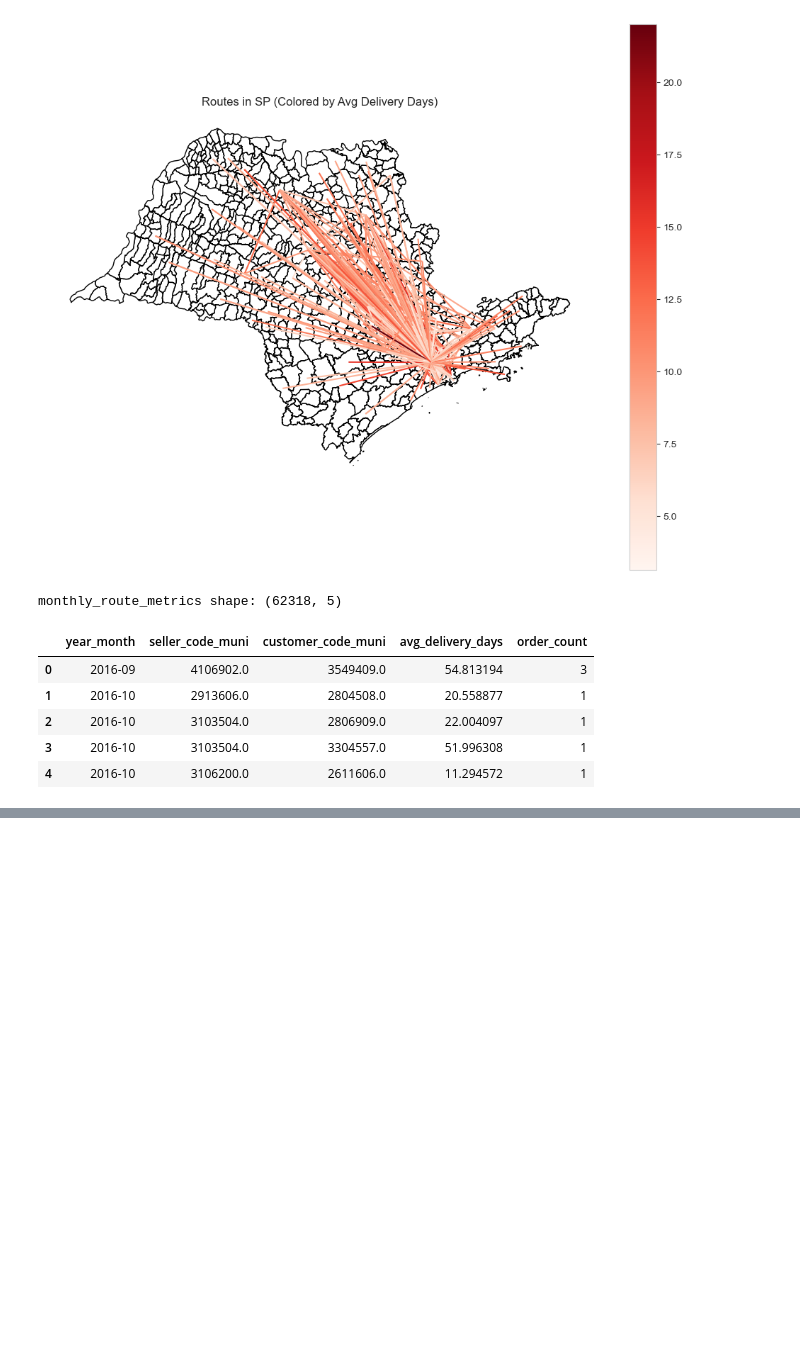
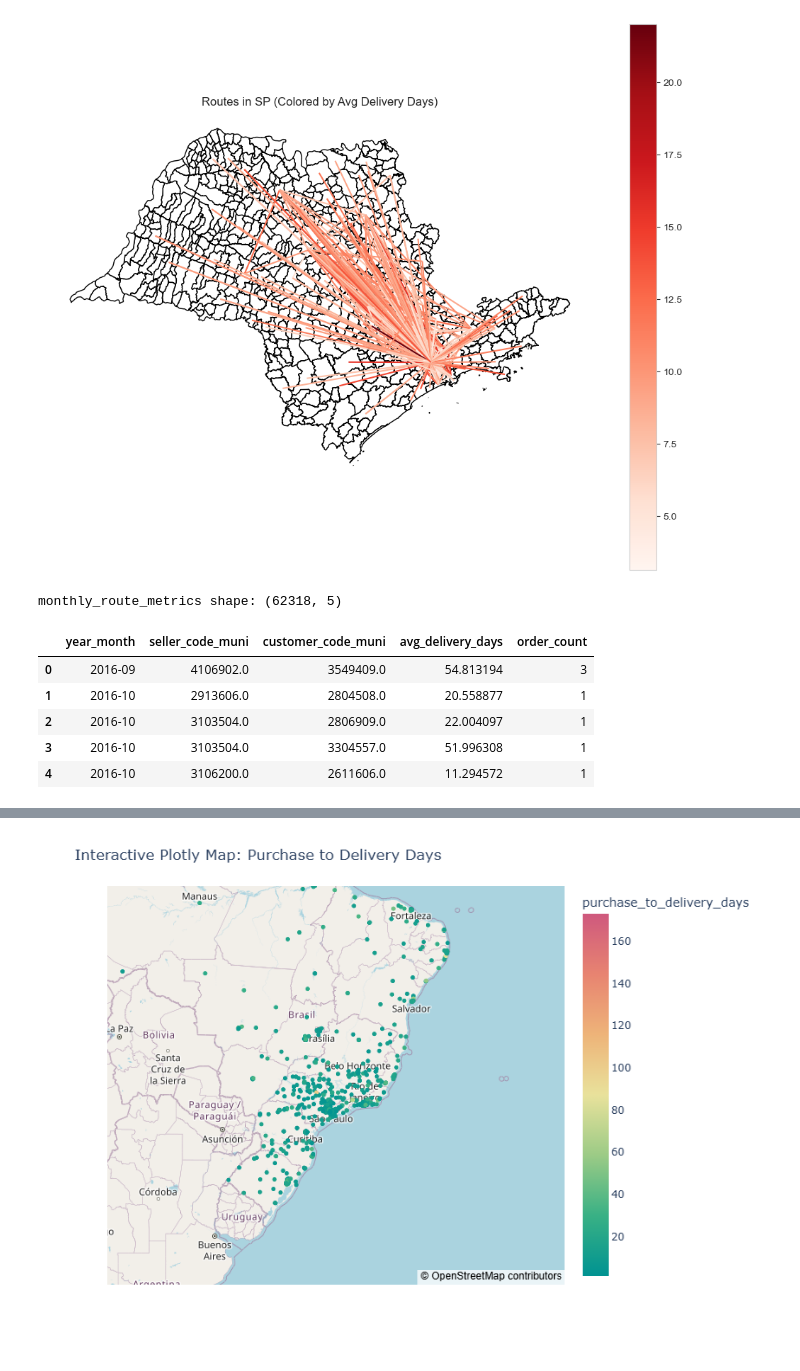
Before and after one commit to kealankuar/olist-analysis-dashboard-project, a Jupyter notebook: notebooks/geospatial_analysis.ipynb, the cells around one changed output, grey strips where cells are left out. Saved outputs shown, nothing was run; the diff lists cells and outputs as text; code cells hidden in the pictures; blank space fills up the shorter version.

Commit message:
Added interactive mapping using folium and plotly

```diff
--- a/notebooks/geospatial_analysis.ipynb
+++ b/notebooks/geospatial_analysis.ipynb
@@ -701,0 +699,5 @@ Animation saved as animated_routes.gif
+# %%
+# 6.1 sample to reduce data size for interactive mapping
+full_sample = full_df.sample(n=1000, random_state=42)  # reduce to 1k rows to lighten the map
+print("Sample shape:", full_sample.shape)
+full_sample.head()
@@ -701,0 +764,28 @@ Animation saved as animated_routes.gif
+# %%
+import plotly.express as px
+# 6.4 plotly map
+# need columns named 'lat' and 'lon' for Plotly
+plotly_df = full_sample.copy()
+plotly_df['lat'] = plotly_df['customer_lat']
+plotly_df['lon'] = plotly_df['customer_lng']
+
+fig = px.scatter_mapbox(
+    plotly_df,
+    lat='lat',
+    lon='lon',
+    hover_name='order_id',
+    hover_data=['purchase_to_delivery_days'],
+    color='purchase_to_delivery_days',
+    size=None,
+    color_continuous_scale=px.colors.carto.Temps,
+    zoom=3,
+    height=600
+)
+
+# use an open-source tile style
+fig.update_layout(mapbox_style='open-street-map')
+fig.update_layout(title="Interactive Plotly Map: Purchase to Delivery Days")
+
+fig.show()
+# %% [output]
+[figure, added]
```
Also changed, not shown: parts of 31 cells of this notebook.
